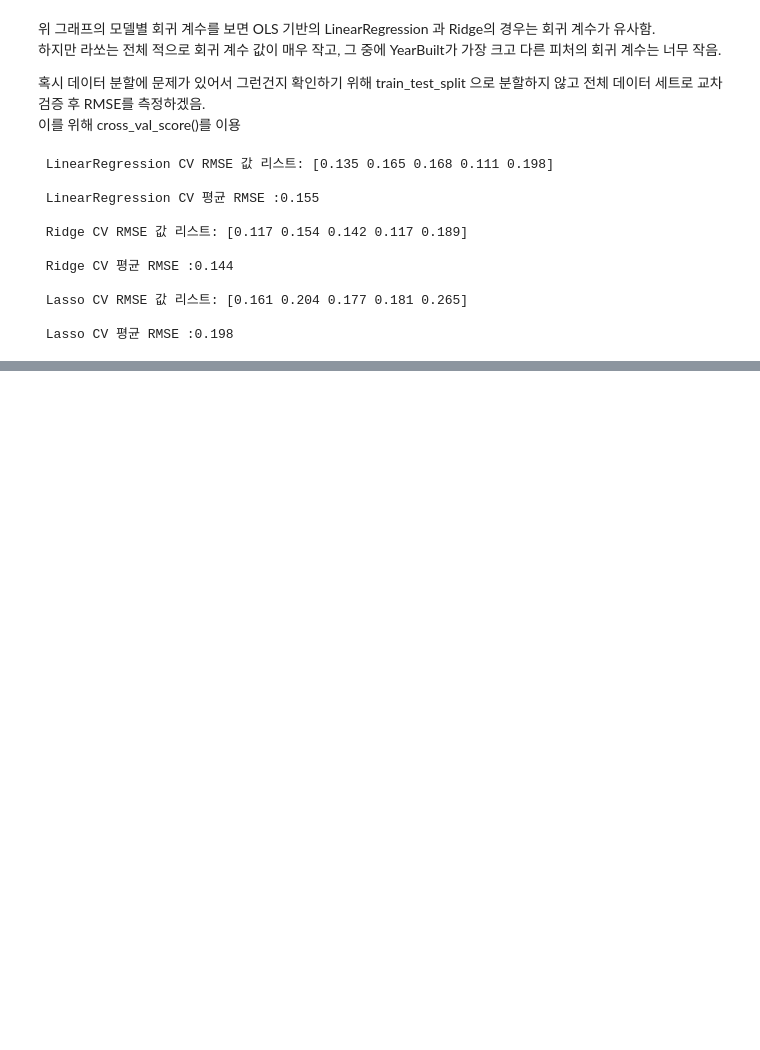
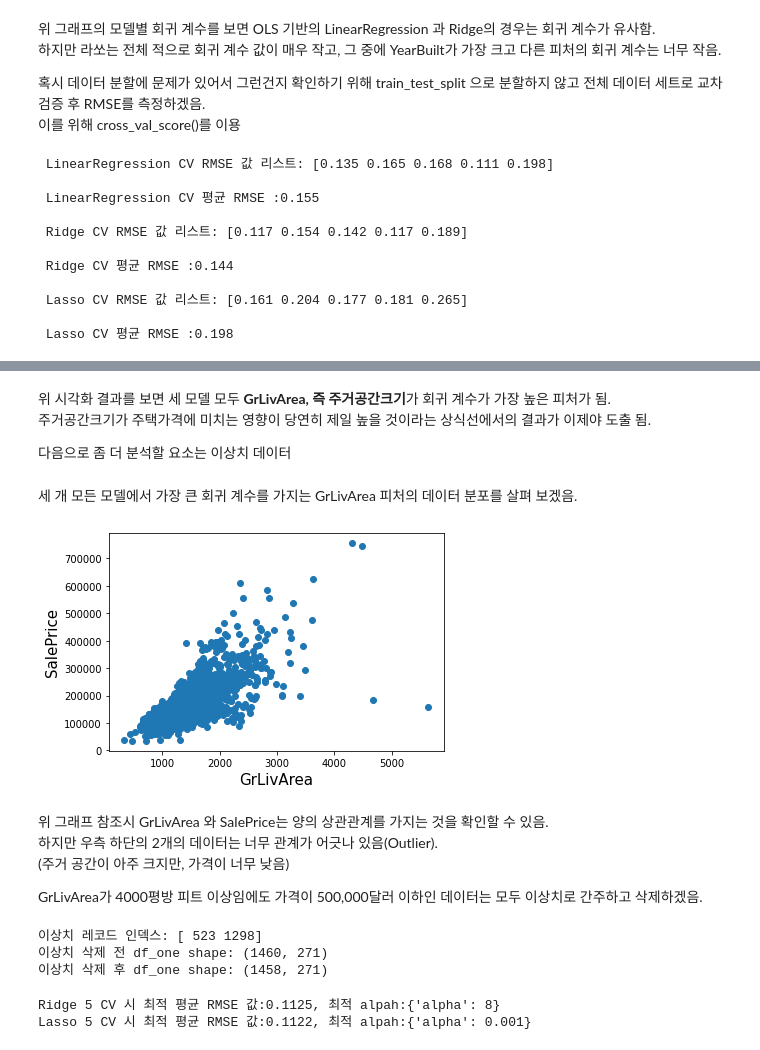
Before and after one commit to johyunkang/python-ml-guide, a Jupyter notebook: python_ml_perfect_guide_05_house_prices.ipynb, the cells around one changed output, grey strips where cells are left out. Saved outputs shown, nothing was run; the diff lists cells and outputs as text; code cells hidden in the pictures; blank space fills up the shorter version.

```diff
--- a/python_ml_perfect_guide_05_house_prices.ipynb
+++ b/python_ml_perfect_guide_05_house_prices.ipynb
@@ -371,0 +475,52 @@ sqrt = class ufunc(builtins.object)
+# %% [markdown]
+위 시각화 결과를 보면 세 모델 모두 **GrLivArea, 즉 주거공간크기**가 회귀 계수가 가장 높은 피처가 됨.
+주거공간크기가 주택가격에 미치는 영향이 당연히 제일 높을 것이라는 상식선에서의 결과가 이제야 도출 됨.
+
+
+
+다음으로 좀 더 분석할 요소는 이상치 데이터
+# %% [markdown]
+세 개 모든 모델에서 가장 큰 회귀 계수를 가지는 GrLivArea 피처의 데이터 분포를 살펴 보겠음.
+# %%
+plt.scatter(x=df_org['GrLivArea'], y=df_org.SalePrice)
+plt.ylabel('SalePrice', fontsize=15)
+plt.xlabel('GrLivArea', fontsize=15)
+plt.show()
+# %% [output]
+[figure, added]
+# %% [markdown]
+위 그래프 참조시 GrLivArea 와 SalePrice는 양의 상관관계를 가지는 것을 확인할 수 있음.
+하지만 우측 하단의 2개의 데이터는 너무 관계가 어긋나 있음(Outlier).
+(주거 공간이 아주 크지만, 가격이 너무 낮음)
+
+GrLivArea가 4000평방 피트 이상임에도 가격이 500,000달러 이하인 데이터는 모두 이상치로 간주하고 삭제하겠음.
+# %%
+# GrLivArea 와 SalePrice 모두 로그 변환됐으므로 이를 반영한 조건 생성
+cond1 = df_one['GrLivArea'] > np.log1p(4000)
+cond2 = df_one['SalePrice'] < np.log1p(500000)
+outlier_index = df_one[cond1 & cond2].index
+
+print('이상치 레코드 인덱스:', outlier_index.values)
+print('이상치 삭제 전 df_one shape:', df_one.shape)
+
+# DF의 인덱스를 이용해 이상치 레코드 삭제
+df_one.drop(outlier_index, axis=0, inplace=True)
+print('이상치 삭제 후 df_one shape:', df_one.shape)
+# %% [output]
+이상치 레코드 인덱스: [ 523 1298]
+이상치 삭제 전 df_one shape: (1460, 271)
+이상치 삭제 후 df_one shape: (1458, 271)
+# %%
+# 업데이트 된 df_one 데이터를 기반으로 다시 print_best_params() 함수 이용해 결과 산출
+y_target = df_one['SalePrice']
+x_features = df_one.drop(['SalePrice'], axis=1)
+x_train, x_test, y_train, y_test = train_test_split(x_features, y_target, test_size=0.2, random_state=156)
+
+rg_params = {'alpha':[0.05, 0.1, 1, 5, 8, 10, 12, 15, 20]}
+ls_params = {'alpha':[0.001, 0.005, 0.008, 0.05, 0.03, 0.1, 0.5, 1, 5, 10]}
+print_best_params(rg, rg_params)
+print_best_params(ls, ls_params)
+# 아래 결과를 보면 단 두개의 이상치만 제거했는데, 예측 수치가 매우 크게 향상됨.
+# %% [output]
+Ridge 5 CV 시 최적 평균 RMSE 값:0.1125, 최적 alpah:{'alpha': 8}
+Lasso 5 CV 시 최적 평균 RMSE 값:0.1122, 최적 alpah:{'alpha': 0.001}
```
Also changed, not shown: parts of 11 cells of this notebook.
